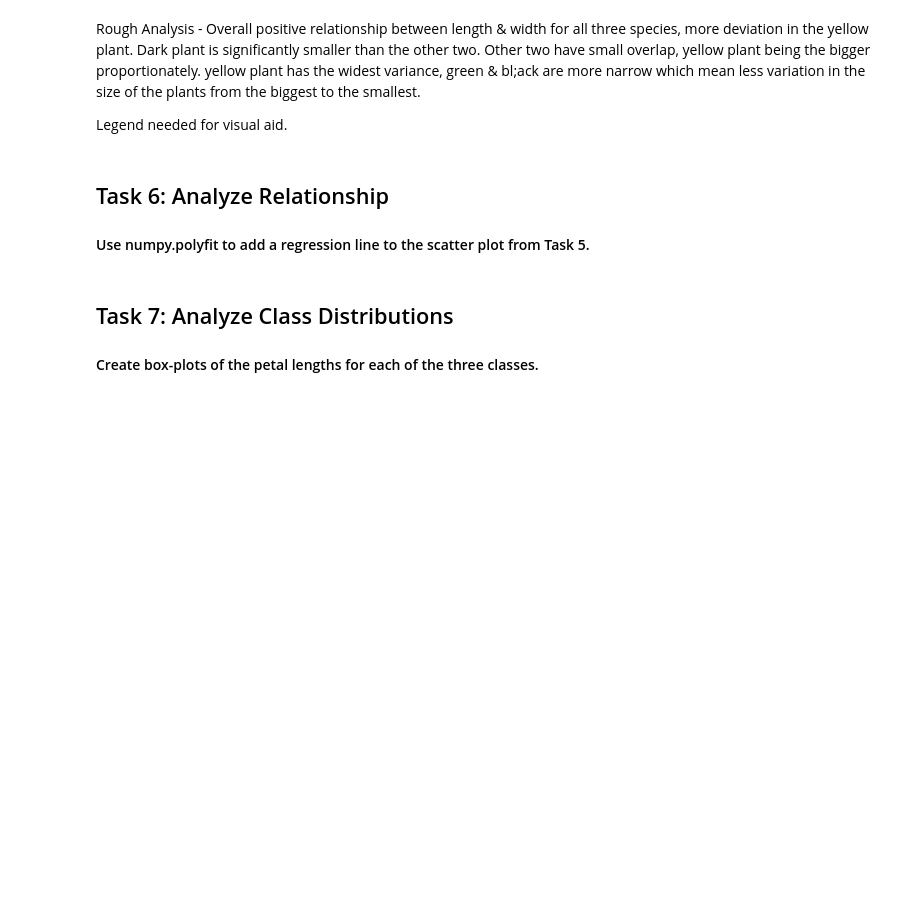
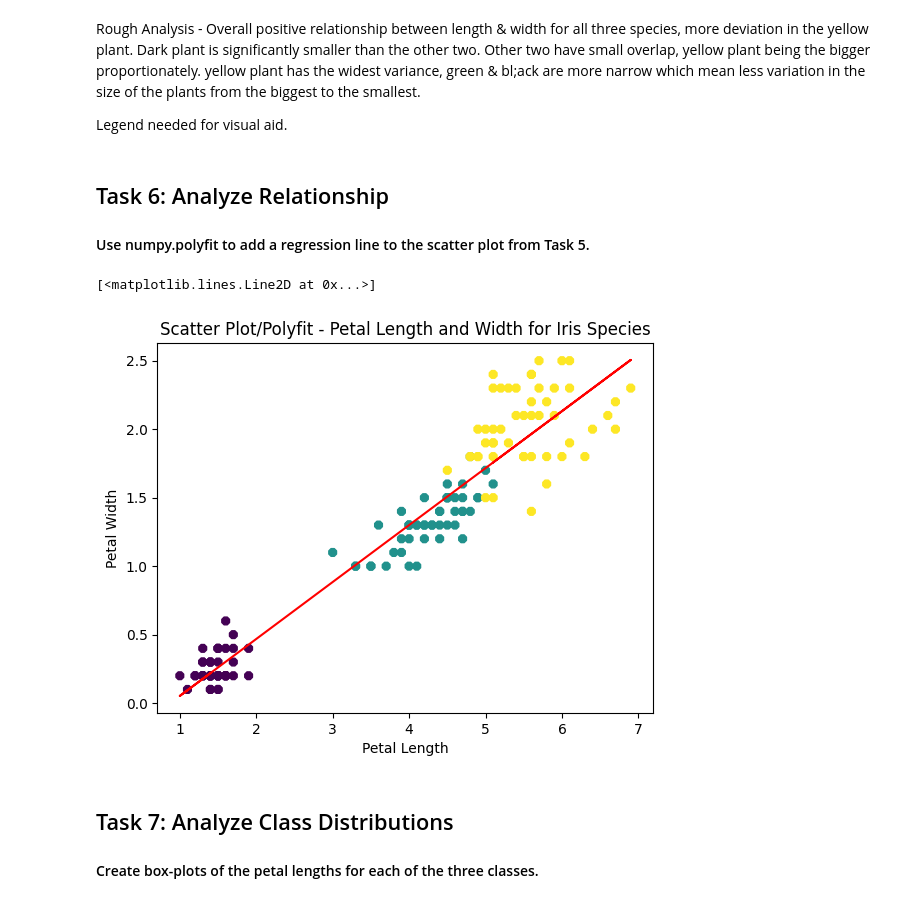
Before and after one commit to Mr-Scarf/principles_of_data_analytics, a Jupyter notebook: tasks.ipynb, the cells around one changed output. Cells and saved outputs as stored; diff of their text form; code cells hidden in the pictures; blank space fills up the shorter version.

Commit message:
Task 6 - Add Polyfit Data

```diff
--- a/tasks.ipynb
+++ b/tasks.ipynb
@@ -296,8 +284,13 @@ iris_data.feature_names
 # Create a figure and an axis
 fig , ax = plt.subplots()
 
+# Assign x &  values
+x = df['petal length (cm)']
+y = df['petal width (cm)']
+
+
 # Scatter plot
-sc_plot = ax.scatter(df['petal length (cm)'],df['petal width (cm)'],marker ='8', c=df['species']) # 'Species' used as numerical input required
+sc_plot = ax.scatter(x,y,marker ='8', c=df['species']) # 'Species' used as numerical input required
 
 # Labels
 ax.set_xlabel('Petal Length')
@@ -323,6 +316,29 @@ Legend needed for visual aid.
 ## Task 6: Analyze Relationship
 
 #### Use numpy.polyfit to add a regression line to the scatter plot from Task 5.
+# %%
+# Create a figure and an axis
+fig , ax = plt.subplots()
+
+# Scatter plot
+sc_plot = ax.scatter(x,y,marker ='8', c=df['species']) # 'Species' used as numerical input required
+
+# Labels
+ax.set_xlabel('Petal Length')
+ax.set_ylabel('Petal Width')
+
+# Add title
+plt.title('Scatter Plot/Polyfit - Petal Length and Width for Iris Species')
+
+
+# Use polyfit to fit a line to the data
+m, c = np.polyfit(x,y,1)
+
+# Plot a line using polyfit
+ax.plot(x ,m * x + c, color='red')
+# %% [output]
+[<matplotlib.lines.Line2D at 0x...>]
+[figure, added]
 # %% [markdown]
 ## Task 7: Analyze Class Distributions
 
```
Also changed, not shown: parts of 1 cell of this notebook.
